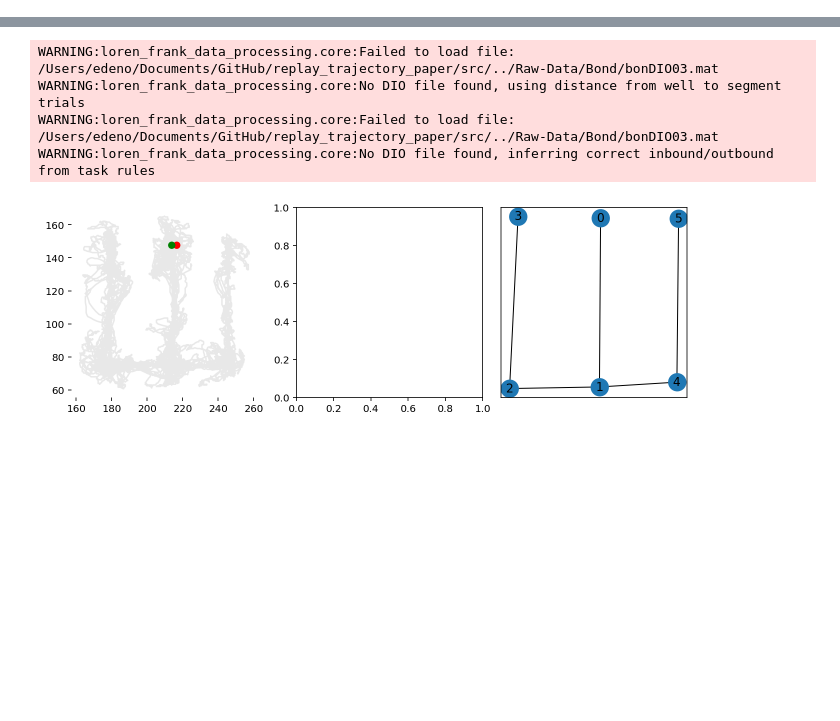
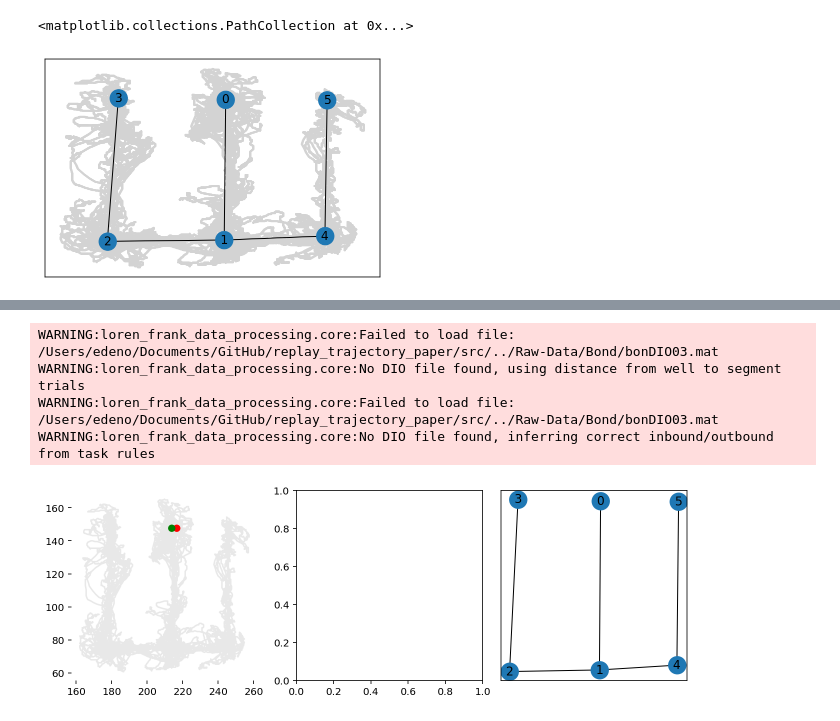
Before and after one commit to Eden-Kramer-Lab/replay_trajectory_paper, a Jupyter notebook: notebooks/Test_Linearization.ipynb, the cells around one changed output, grey strips where cells are left out. Cells and saved outputs as stored; diff of their text form; code cells hidden in the pictures; blank space fills up the shorter version.

```diff
--- a/notebooks/Test_Linearization.ipynb
+++ b/notebooks/Test_Linearization.ipynb
@@ -23,0 +24,33 @@ client
+# %%
+from src.parameters import ANIMALS as animals
+from loren_frank_data_processing.position import get_trial_time, get_position_dataframe
+epoch_key = ('bon', 3, 2)
+
+time = get_trial_time(epoch_key, animals)
+position_df = get_position_dataframe(
+    epoch_key, animals, skip_linearization=True)
+
+new_index = pd.Index(np.unique(np.concatenate(
+    (position_df.index, time))), name='time')
+position_df = (position_df
+               .reindex(index=new_index)
+               .interpolate(method='linear')
+               .reindex(index=time))
+
+position_df.loc[position_df.speed < 0, 'speed'] = 0.0
+# %%
+from loren_frank_data_processing.position import make_track_graph as mtg, EDGE_SPACING
+
+from track_linearization import make_track_graph, plot_track_graph, plot_graph_as_1D, get_linearized_position
+
+track_graph, _= mtg(epoch_key, animals)
+position = position_df.loc[:, ['x_position', 'y_position']].values
+node_positions = [track_graph.nodes[node]["pos"] for node in track_graph.nodes]
+edges = list(track_graph.edges)
+track_graph = make_track_graph(node_positions, edges)
+position = position_df.loc[:, ['x_position', 'y_position']].values
+plot_track_graph(track_graph)
+plt.scatter(position[:, 0], position[:, 1], color="lightgrey", s=1, alpha=0.3, zorder=0)
+# %% [output]
+<matplotlib.collections.PathCollection at 0x...>
+[figure, added]
```
Also changed, not shown: parts of 12 cells of this notebook.
